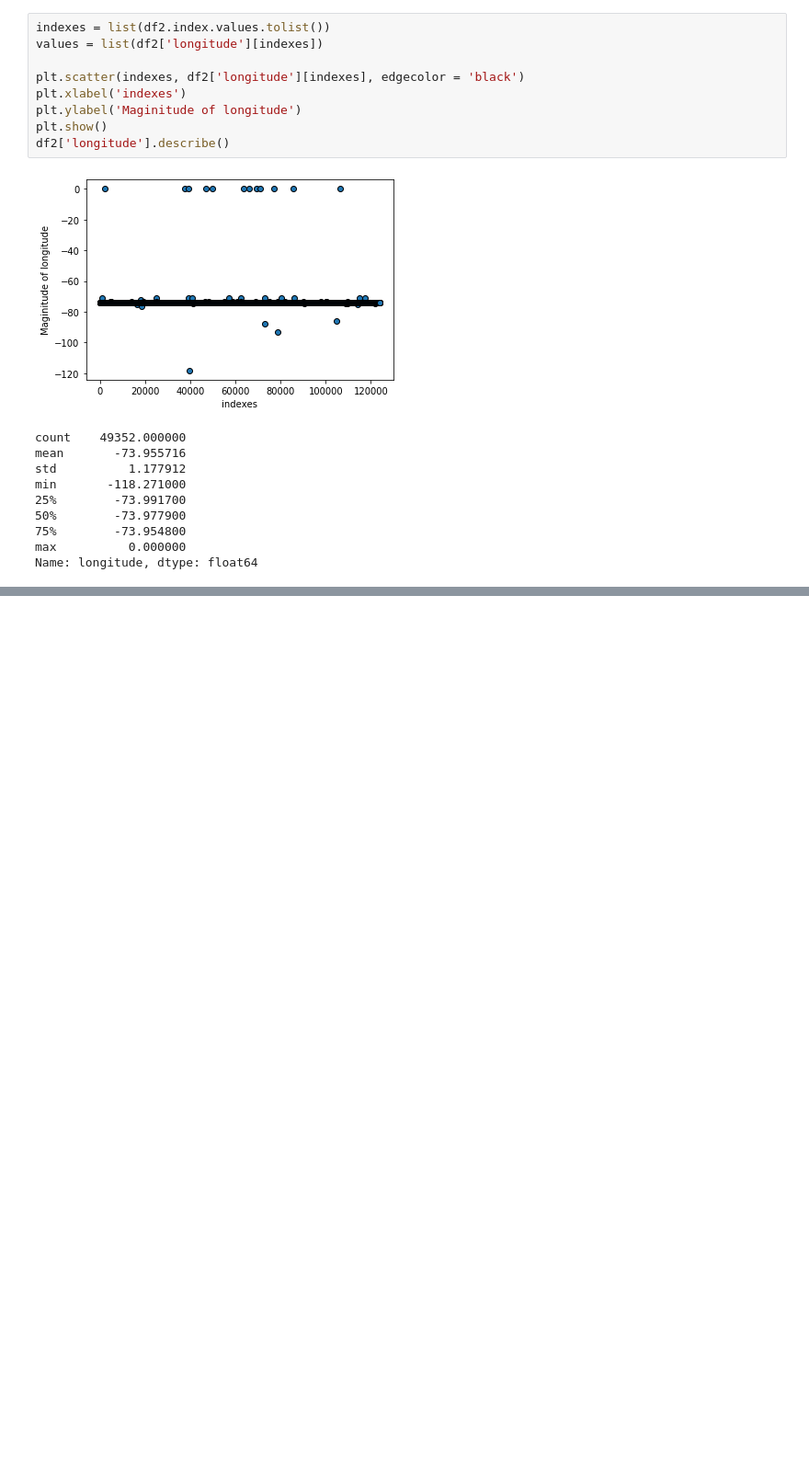
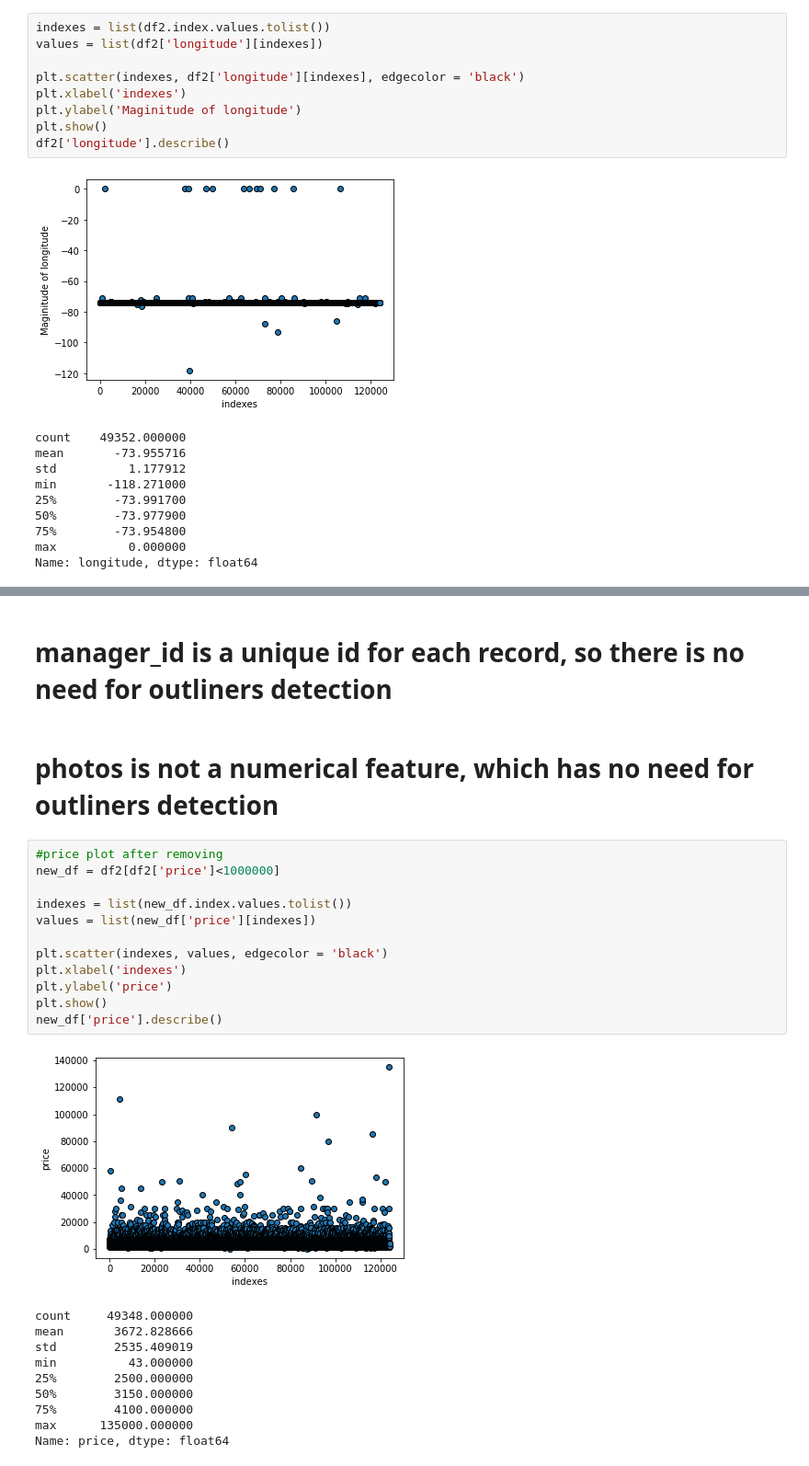
Before and after one commit to danlee0528/CMPT459-DataMiningProject, a Jupyter notebook: visualize_outliers.ipynb, the cells around one changed output, grey strips where cells are left out. Shown at 92% size. Drawn from its saved outputs; the diff is of its cells as text; blank space fills up the shorter version.

```diff
--- a/visualize_outliers.ipynb
+++ b/visualize_outliers.ipynb
@@ -160,0 +219,27 @@ Name: price, dtype: float64
+# %% [markdown]
+#  manager_id is a unique id for each record, so there is no need for outliners detection
+# %% [markdown]
+# photos is not a numerical feature, which has no need for outliners detection
+# %%
+#price plot after removing
+new_df = df2[df2['price']<1000000]
+
+indexes = list(new_df.index.values.tolist())
+values = list(new_df['price'][indexes])
+
+plt.scatter(indexes, values, edgecolor = 'black')
+plt.xlabel('indexes')
+plt.ylabel('price')
+plt.show()
+new_df['price'].describe()
+# %% [output]
+[figure, added]
+count     49348.000000
+mean       3672.828666
+std        2535.409019
+min          43.000000
+25%        2500.000000
+50%        3150.000000
+75%        4100.000000
+max      135000.000000
+Name: price, dtype: float64
```
Also changed, not shown: parts of 13 cells of this notebook.
